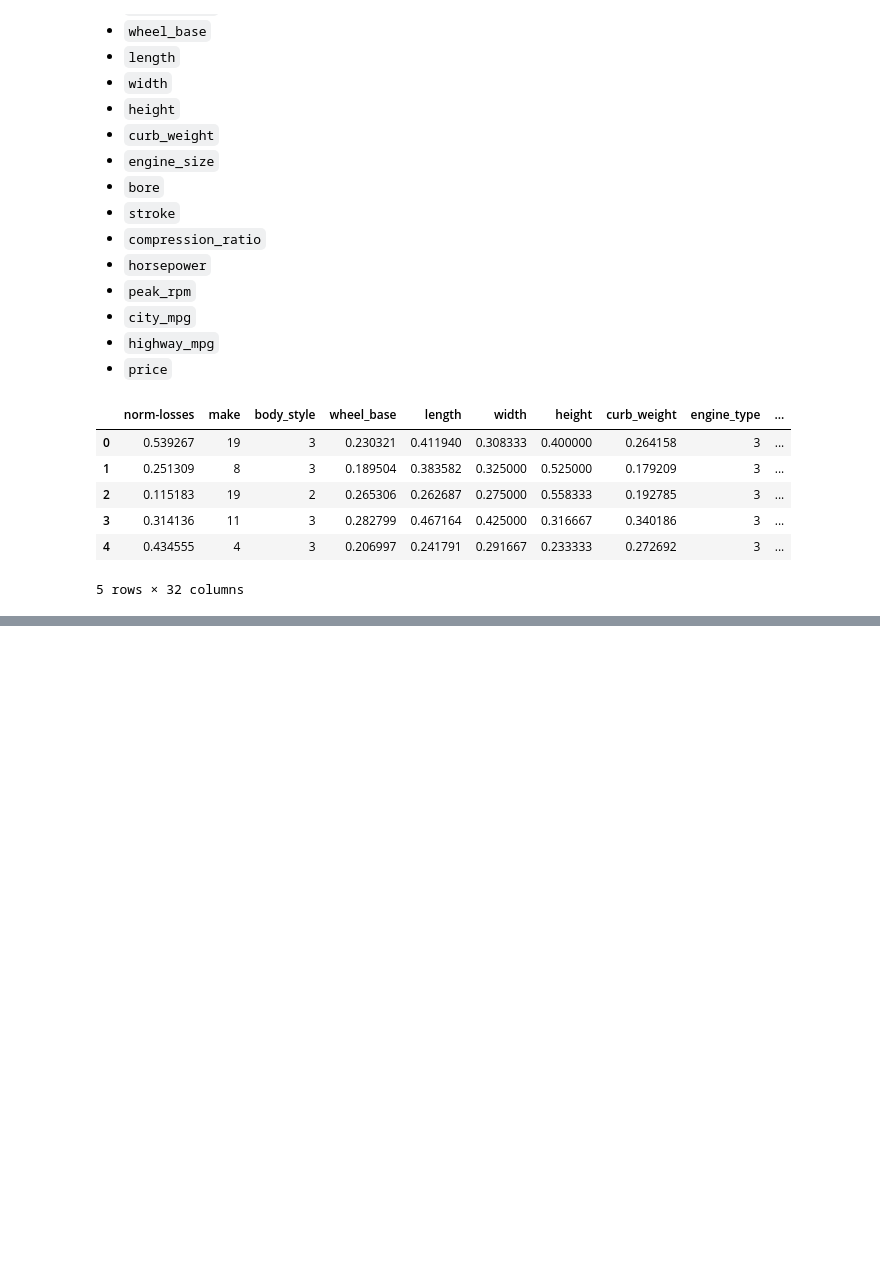
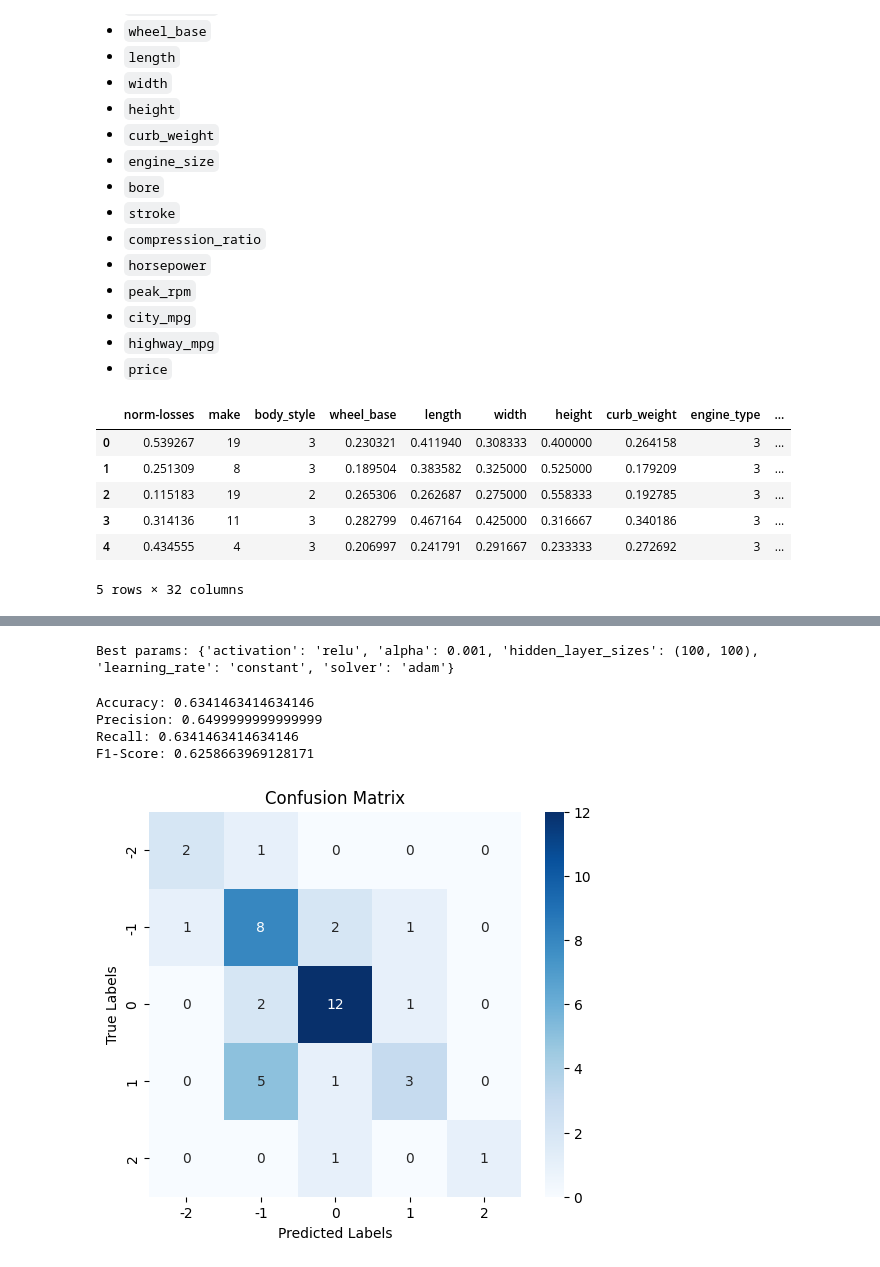
Before and after one commit to tmskss/automobile-classification-assignment, a Jupyter notebook: main.ipynb, the cells around one changed output, grey strips where cells are left out. Saved outputs shown, nothing was run; the diff lists cells and outputs as text; code cells hidden in the pictures; blank space fills up the shorter version.

```diff
--- a/main.ipynb
+++ b/main.ipynb
@@ -438,0 +554,4 @@ df.head()
+# %%
+search = GridSearchCV(mlp, param_grid, scoring='accuracy', n_jobs=-1)
+# %%
+search.fit(X_train, y_train)
@@ -438,0 +568,29 @@ df.head()
+# %%
+print(f'Best params: {search.best_params_}')
+mlp = search.best_estimator_
+# %% [output]
+Best params: {'activation': 'relu', 'alpha': 0.001, 'hidden_layer_sizes': (100, 100), 'learning_rate': 'constant', 'solver': 'adam'}
+# %%
+y_pred = mlp.predict(X_test)
+# %%
+print(f'Accuracy: {accuracy_score(y_test, y_pred)}')
+print(f'Precision: {precision_score(y_test, y_pred, average="weighted")}')
+print(f'Recall: {recall_score(y_test, y_pred, average="weighted")}')
+print(f'F1-Score: {f1_score(y_test, y_pred, average="weighted")}')
+# %% [output]
+Accuracy: 0.6341463414634146
+Precision: 0.6499999999999999
+Recall: 0.6341463414634146
+F1-Score: 0.6258663969128171
+# %%
+cm = confusion_matrix(y_test, y_pred)
+labels = [-2, -1, 0, 1, 2]
+
+plt.figure(figsize=(6, 5))
+sns.heatmap(cm, annot=True, fmt='d', cmap='Blues', xticklabels=labels, yticklabels=labels)
+plt.xlabel('Predicted Labels')
+plt.ylabel('True Labels')
+plt.title('Confusion Matrix')
+plt.show()
+# %% [output]
+[figure, added]
```
Also changed, not shown: parts of 22 cells of this notebook.
